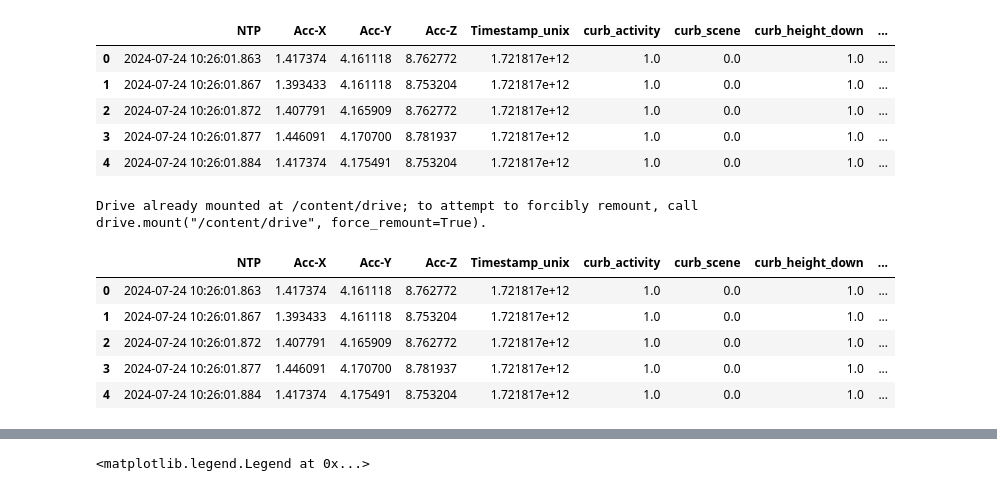
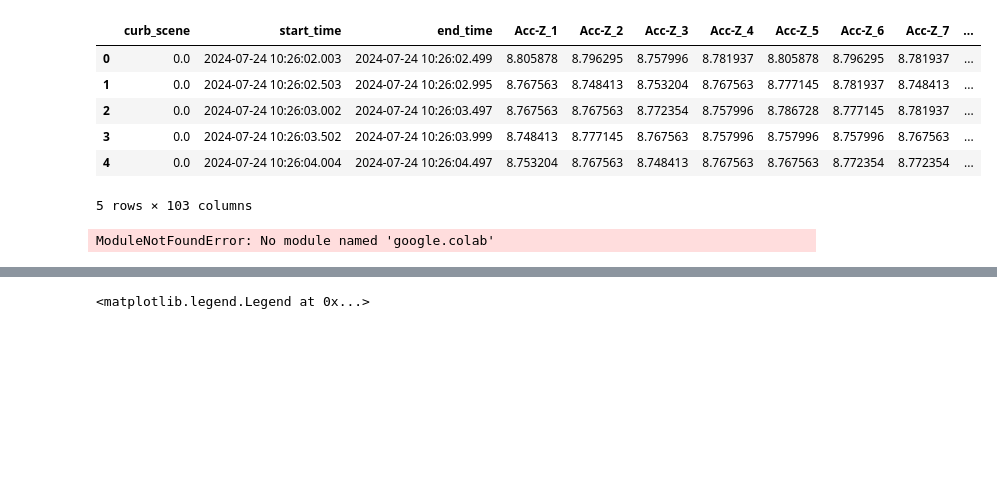
Before and after one commit to Ziyi-star/Bachelor-Project, a Jupyter notebook: notebooks/Handlebar/03-Lstm__Handlebar_tensorflow_v1.ipynb, the cells around one changed output, grey strips where cells are left out. Saved outputs shown, nothing was run; the diff lists cells and outputs as text; code cells hidden in the pictures; blank space fills up the shorter version.

```diff
--- a/notebooks/Handlebar/03-Lstm__Handlebar_tensorflow_v1.ipynb
+++ b/notebooks/Handlebar/03-Lstm__Handlebar_tensorflow_v1.ipynb
@@ -1,29 +1,32 @@
 # %%
 # For Vscode
 import numpy as np
 import pandas as pd
 from tensorflow import keras
 from tensorflow.keras import layers
 from datetime import datetime
 from matplotlib import pyplot as plt
 from matplotlib import dates as md
+from sklearn.model_selection import train_test_split    #model selection and scaling data
+from sklearn.preprocessing import StandardScaler
+RANDOM_SEED = 42
 
 import sys
 sys.path.append('../../')   # Add parent directory to Python path
 from utils.Plots import *
 
-df = pd.read_csv('../../data/handlebar/Accelerometer_data_combined.csv')
+df = pd.read_csv('../../data/handlebar/Accelerometer_data_combined_segmented.csv')
 # 0 for normal, 1 for abnormal
 df['curb_scene'].value_counts()
-df.drop('Unnamed: 0', axis=1, inplace=True)
 df.head()
 # %% [output]
-|  | NTP | Acc-X | Acc-Y | Acc-Z | Timestamp_unix | curb_activity | curb_scene | curb_height_down | ... |
-| 0 | 2024-07-24 10:26:01.863 | 1.417374 | 4.161118 | 8.762772 | 1.721817e+12 | 1.0 | 0.0 | 1.0 | ... |
-| 1 | 2024-07-24 10:26:01.867 | 1.393433 | 4.161118 | 8.753204 | 1.721817e+12 | 1.0 | 0.0 | 1.0 | ... |
-| 2 | 2024-07-24 10:26:01.872 | 1.407791 | 4.165909 | 8.762772 | 1.721817e+12 | 1.0 | 0.0 | 1.0 | ... |
-| 3 | 2024-07-24 10:26:01.877 | 1.446091 | 4.170700 | 8.781937 | 1.721817e+12 | 1.0 | 0.0 | 1.0 | ... |
-| 4 | 2024-07-24 10:26:01.884 | 1.417374 | 4.175491 | 8.753204 | 1.721817e+12 | 1.0 | 0.0 | 1.0 | ... |
+|  | curb_scene | start_time | end_time | Acc-Z_1 | Acc-Z_2 | Acc-Z_3 | Acc-Z_4 | Acc-Z_5 | Acc-Z_6 | Acc-Z_7 | ... |
+| 0 | 0.0 | 2024-07-24 10:26:02.003 | 2024-07-24 10:26:02.499 | 8.805878 | 8.796295 | 8.757996 | 8.781937 | 8.805878 | 8.796295 | 8.781937 | ... |
+| 1 | 0.0 | 2024-07-24 10:26:02.503 | 2024-07-24 10:26:02.995 | 8.767563 | 8.748413 | 8.753204 | 8.767563 | 8.777145 | 8.781937 | 8.748413 | ... |
+| 2 | 0.0 | 2024-07-24 10:26:03.002 | 2024-07-24 10:26:03.497 | 8.767563 | 8.767563 | 8.772354 | 8.757996 | 8.786728 | 8.777145 | 8.781937 | ... |
+| 3 | 0.0 | 2024-07-24 10:26:03.502 | 2024-07-24 10:26:03.999 | 8.748413 | 8.777145 | 8.767563 | 8.757996 | 8.757996 | 8.757996 | 8.767563 | ... |
+| 4 | 0.0 | 2024-07-24 10:26:04.004 | 2024-07-24 10:26:04.497 | 8.753204 | 8.767563 | 8.748413 | 8.767563 | 8.767563 | 8.772354 | 8.772354 | ... |
+5 rows × 103 columns
 # %%
 # For Colab
 import numpy as np
@@ -33,21 +36,16 @@ from tensorflow.keras import layers
 from datetime import datetime
 from matplotlib import pyplot as plt
 from matplotlib import dates as md
+RANDOM_SEED = 42
 
 
 import os
 from google.colab import drive
 drive.mount('/content/drive')
-df = pd.read_csv('/content/drive/MyDrive/Project/data/Accelerometer_data_combined.csv')
+df = pd.read_csv('/content/drive/MyDrive/Project/data/Accelerometer_data_combined_segmented.csv')
 # # 0 for normal, 1 for abnormal
 df['curb_scene'].value_counts()
 df.drop('Unnamed: 0', axis=1, inplace=True)
 df.head()
 # %% [output]
-Drive already mounted at /content/drive; to attempt to forcibly remount, call drive.mount("/content/drive", force_remount=True).
+ModuleNotFoundError: No module named 'google.colab'
-|  | NTP | Acc-X | Acc-Y | Acc-Z | Timestamp_unix | curb_activity | curb_scene | curb_height_down | ... |
-| 0 | 2024-07-24 10:26:01.863 | 1.417374 | 4.161118 | 8.762772 | 1.721817e+12 | 1.0 | 0.0 | 1.0 | ... |
-| 1 | 2024-07-24 10:26:01.867 | 1.393433 | 4.161118 | 8.753204 | 1.721817e+12 | 1.0 | 0.0 | 1.0 | ... |
-| 2 | 2024-07-24 10:26:01.872 | 1.407791 | 4.165909 | 8.762772 | 1.721817e+12 | 1.0 | 0.0 | 1.0 | ... |
-| 3 | 2024-07-24 10:26:01.877 | 1.446091 | 4.170700 | 8.781937 | 1.721817e+12 | 1.0 | 0.0 | 1.0 | ... |
-| 4 | 2024-07-24 10:26:01.884 | 1.417374 | 4.175491 | 8.753204 | 1.721817e+12 | 1.0 | 0.0 | 1.0 | ... |
```
Also changed, not shown: parts of 16 cells of this notebook.
